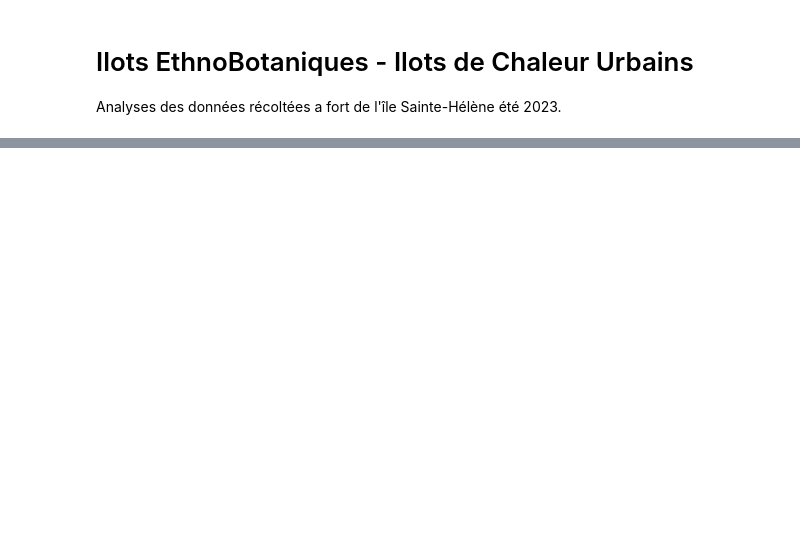
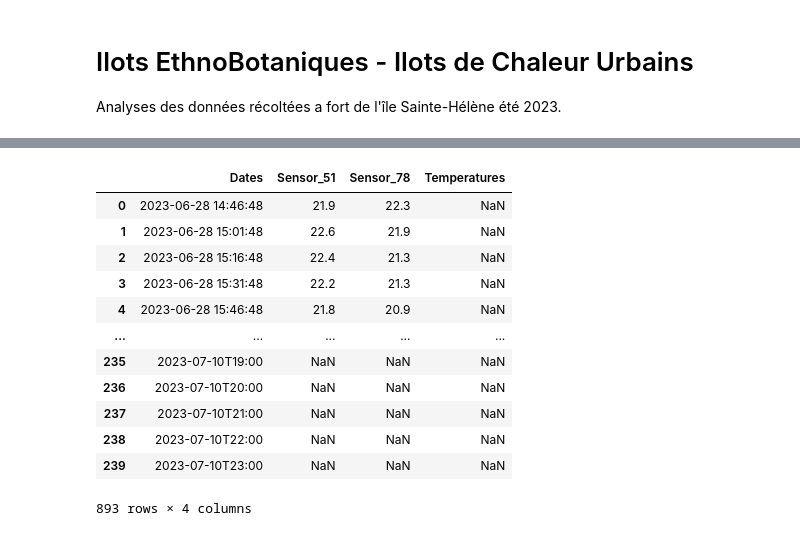
Before and after one commit to qhienle/ieb_icu, a Jupyter notebook: ieb_icu-analyses.ipynb, the cells around one changed output, grey strips where cells are left out. Cells and saved outputs as stored; diff of their text form; code cells hidden in the pictures; blank space fills up the shorter version.

```diff
--- a/ieb_icu-analyses.ipynb
+++ b/ieb_icu-analyses.ipynb
@@ -36,0 +129,17 @@ df78.plot()
+# %%
+df1 = pd.concat([df, df_meteo_mtl])
+df1
+# %% [output]
+|  | Dates | Sensor_51 | Sensor_78 | Temperatures |
+| 0 | 2023-06-28 14:46:48 | 21.9 | 22.3 | NaN |
+| 1 | 2023-06-28 15:01:48 | 22.6 | 21.9 | NaN |
+| 2 | 2023-06-28 15:16:48 | 22.4 | 21.3 | NaN |
+| 3 | 2023-06-28 15:31:48 | 22.2 | 21.3 | NaN |
+| 4 | 2023-06-28 15:46:48 | 21.8 | 20.9 | NaN |
+| ... | ... | ... | ... | ... |
+| 235 | 2023-07-10T19:00 | NaN | NaN | NaN |
+| 236 | 2023-07-10T20:00 | NaN | NaN | NaN |
+| 237 | 2023-07-10T21:00 | NaN | NaN | NaN |
+| 238 | 2023-07-10T22:00 | NaN | NaN | NaN |
+| 239 | 2023-07-10T23:00 | NaN | NaN | NaN |
+893 rows × 4 columns
```
Also changed, not shown: parts of 15 cells of this notebook, 1 other file.
